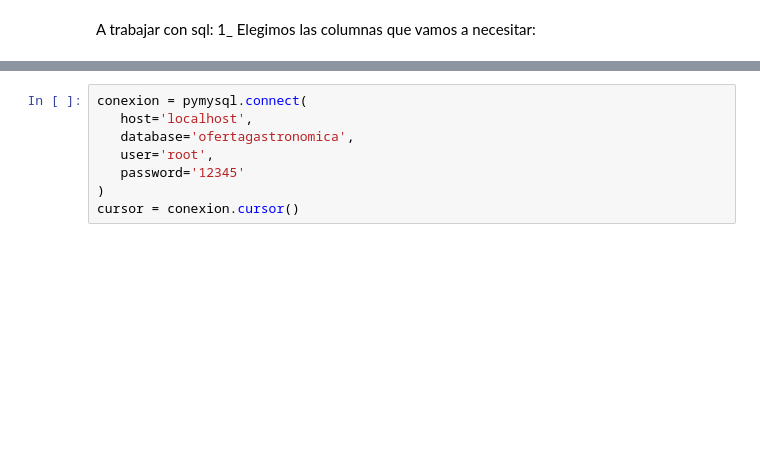
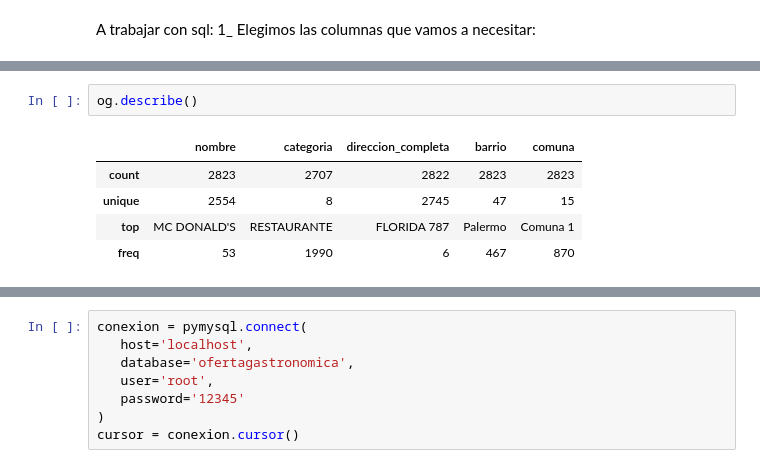
Before and after one commit to Bearodriguez2022/ofertaGastronomica_SQL, a Jupyter notebook: descargadata.ipynb, the cells around one changed output, grey strips where cells are left out. Saved outputs shown, nothing was run; the diff lists cells and outputs as text; blank space fills up the shorter version.

```diff
--- a/descargadata.ipynb
+++ b/descargadata.ipynb
@@ -149,0 +193,8 @@ locales
+# %%
+og.describe()
+# %% [output]
+|  | nombre | categoria | direccion_completa | barrio | comuna |
+| count | 2823 | 2707 | 2822 | 2823 | 2823 |
+| unique | 2554 | 8 | 2745 | 47 | 15 |
+| top | MC DONALD'S | RESTAURANTE | FLORIDA 787 | Palermo | Comuna 1 |
+| freq | 53 | 1990 | 6 | 467 | 870 |
```
Also changed, not shown: parts of 42 cells of this notebook, 1 other file.
